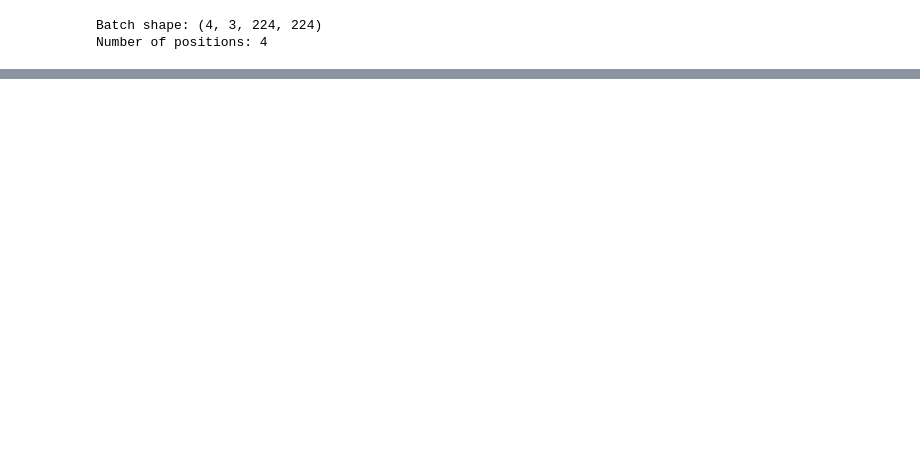
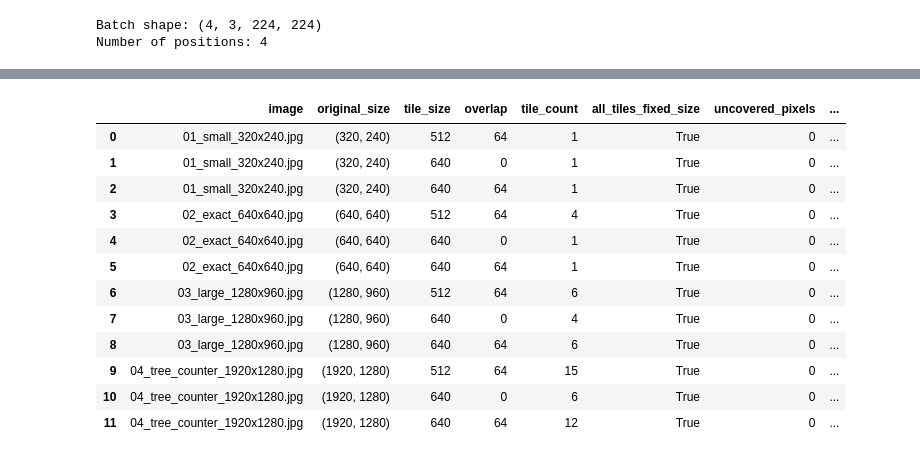
Before and after one commit to Jinushi-Kariyakarana-RMIT/ai-first-nations, a Jupyter notebook: notebooks/evaluate_image_tiler.ipynb, the cells around one changed output, grey strips where cells are left out. Saved outputs shown, nothing was run; the diff lists cells and outputs as text; code cells hidden in the pictures; blank space fills up the shorter version.

```diff
--- a/notebooks/evaluate_image_tiler.ipynb
+++ b/notebooks/evaluate_image_tiler.ipynb
@@ -224,12 +245,0 @@ Set `REAL_IMAGE_PATH` to a local drone image path. This will report tile count,
-# %%
-REAL_IMAGE_PATH = None
-# Example:
-# REAL_IMAGE_PATH = PROJECT_ROOT / "flask-application" / "uploads" / "example.jpg"
-
-if REAL_IMAGE_PATH is not None:
-    real_image = Image.open(REAL_IMAGE_PATH).convert("RGB")
-    summary, tiles, positions, coverage = summarize_tiling(real_image.size, tile_size=512, overlap=64)
-    print(summary)
-    draw_tile_grid(real_image.size, positions, f"Real image tiling: {REAL_IMAGE_PATH.name}")
-else:
-    print("Set REAL_IMAGE_PATH to evaluate a real drone image.")
@@ -237,0 +263,65 @@ Set REAL_IMAGE_PATH to evaluate a real drone image.
+# %%
+import pandas as pd
+
+TEST_SET_DIR = PROJECT_ROOT / "notebooks" / "test_data" / "image_tiler_test_set"
+EXPECTED_DIR = TEST_SET_DIR / "expected_640_tiles_nonoverlap"
+
+assert TEST_SET_DIR.exists(), f"Missing test set: {TEST_SET_DIR}"
+
+image_paths = sorted(
+    path for path in TEST_SET_DIR.glob("*.jpg")
+    if path.parent != EXPECTED_DIR
+)
+assert image_paths, f"No test images found in {TEST_SET_DIR}"
+
+fixture_rows = []
+for image_path in image_paths:
+    image = Image.open(image_path).convert("RGB")
+    for tile_size, overlap in [(512, 64), (640, 0), (640, 64)]:
+        start = time.perf_counter()
+        tiles, positions, original_size = tile_image(
+            image,
+            tile_size=tile_size,
+            overlap=overlap,
+            pad=True,
+        )
+        elapsed = time.perf_counter() - start
+        coverage = coverage_map(original_size, positions)
+        row = {
+            "image": image_path.name,
+            "original_size": original_size,
+            "tile_size": tile_size,
+            "overlap": overlap,
+            "tile_count": len(tiles),
+            "all_tiles_fixed_size": all(tile.size == (tile_size, tile_size) for tile in tiles),
+            "uncovered_pixels": int((coverage == 0).sum()),
+            "min_coverage": int(coverage.min()) if coverage.size else 0,
+            "max_coverage": int(coverage.max()) if coverage.size else 0,
+            "first_position": positions[0] if positions else None,
+            "last_position": positions[-1] if positions else None,
+            "runtime_seconds": round(elapsed, 4),
+        }
+        fixture_rows.append(row)
+
+        assert row["tile_count"] >= 1
+        assert row["all_tiles_fixed_size"] is True
+        assert row["uncovered_pixels"] == 0
+        assert row["last_position"][2] == original_size[0]
+        assert row["last_position"][3] == original_size[1]
+
+fixture_results = pd.DataFrame(fixture_rows)
+fixture_results
+# %% [output]
+|  | image | original_size | tile_size | overlap | tile_count | all_tiles_fixed_size | uncovered_pixels | ... |
+| 0 | 01_small_320x240.jpg | (320, 240) | 512 | 64 | 1 | True | 0 | ... |
+| 1 | 01_small_320x240.jpg | (320, 240) | 640 | 0 | 1 | True | 0 | ... |
+| 2 | 01_small_320x240.jpg | (320, 240) | 640 | 64 | 1 | True | 0 | ... |
+| 3 | 02_exact_640x640.jpg | (640, 640) | 512 | 64 | 4 | True | 0 | ... |
+| 4 | 02_exact_640x640.jpg | (640, 640) | 640 | 0 | 1 | True | 0 | ... |
+| 5 | 02_exact_640x640.jpg | (640, 640) | 640 | 64 | 1 | True | 0 | ... |
+| 6 | 03_large_1280x960.jpg | (1280, 960) | 512 | 64 | 6 | True | 0 | ... |
+| 7 | 03_large_1280x960.jpg | (1280, 960) | 640 | 0 | 4 | True | 0 | ... |
+| 8 | 03_large_1280x960.jpg | (1280, 960) | 640 | 64 | 6 | True | 0 | ... |
+| 9 | 04_tree_counter_1920x1280.jpg | (1920, 1280) | 512 | 64 | 15 | True | 0 | ... |
+| 10 | 04_tree_counter_1920x1280.jpg | (1920, 1280) | 640 | 0 | 6 | True | 0 | ... |
+| 11 | 04_tree_counter_1920x1280.jpg | (1920, 1280) | 640 | 64 | 12 | True | 0 | ... |
```
Also changed, not shown: parts of 19 cells of this notebook, 11 other files.
